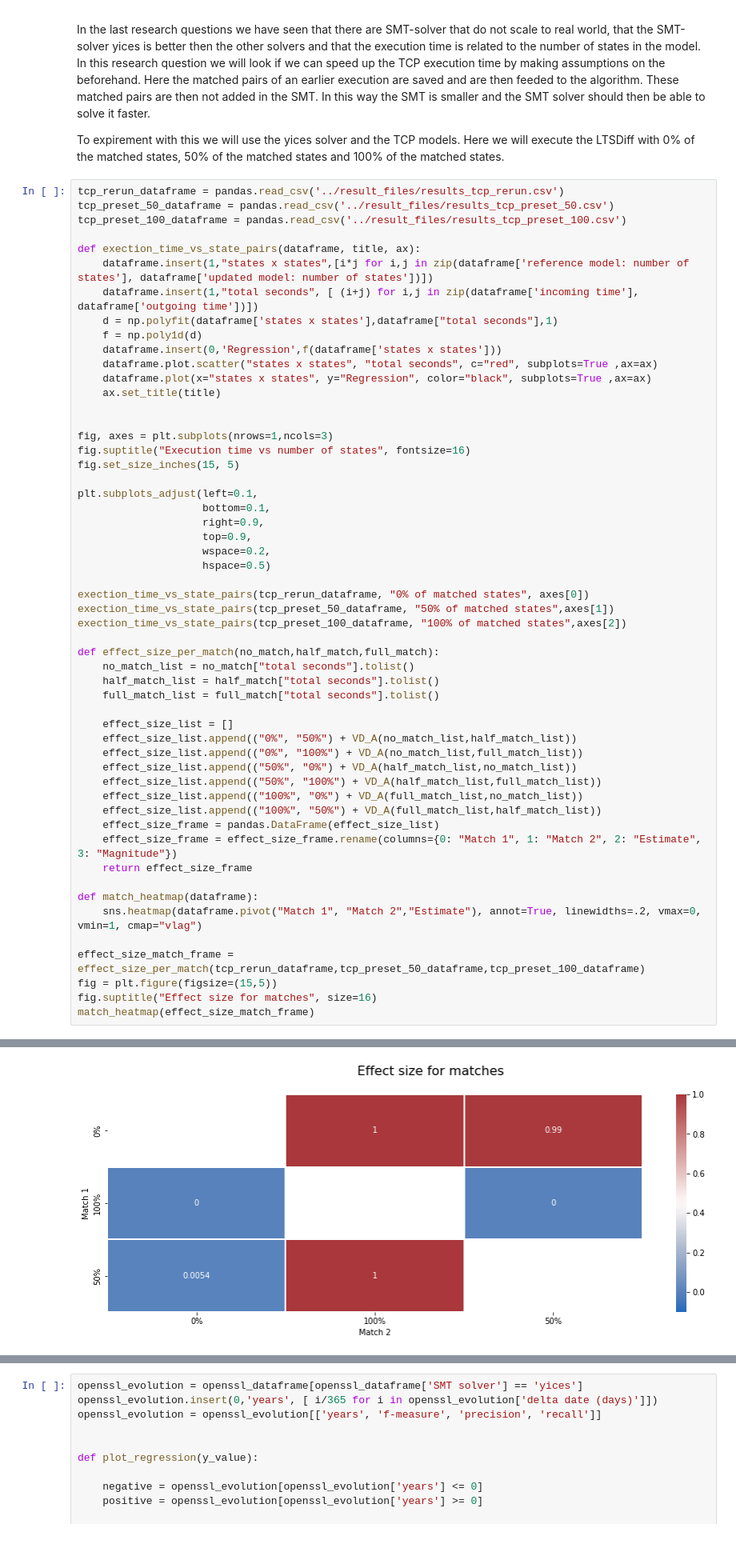
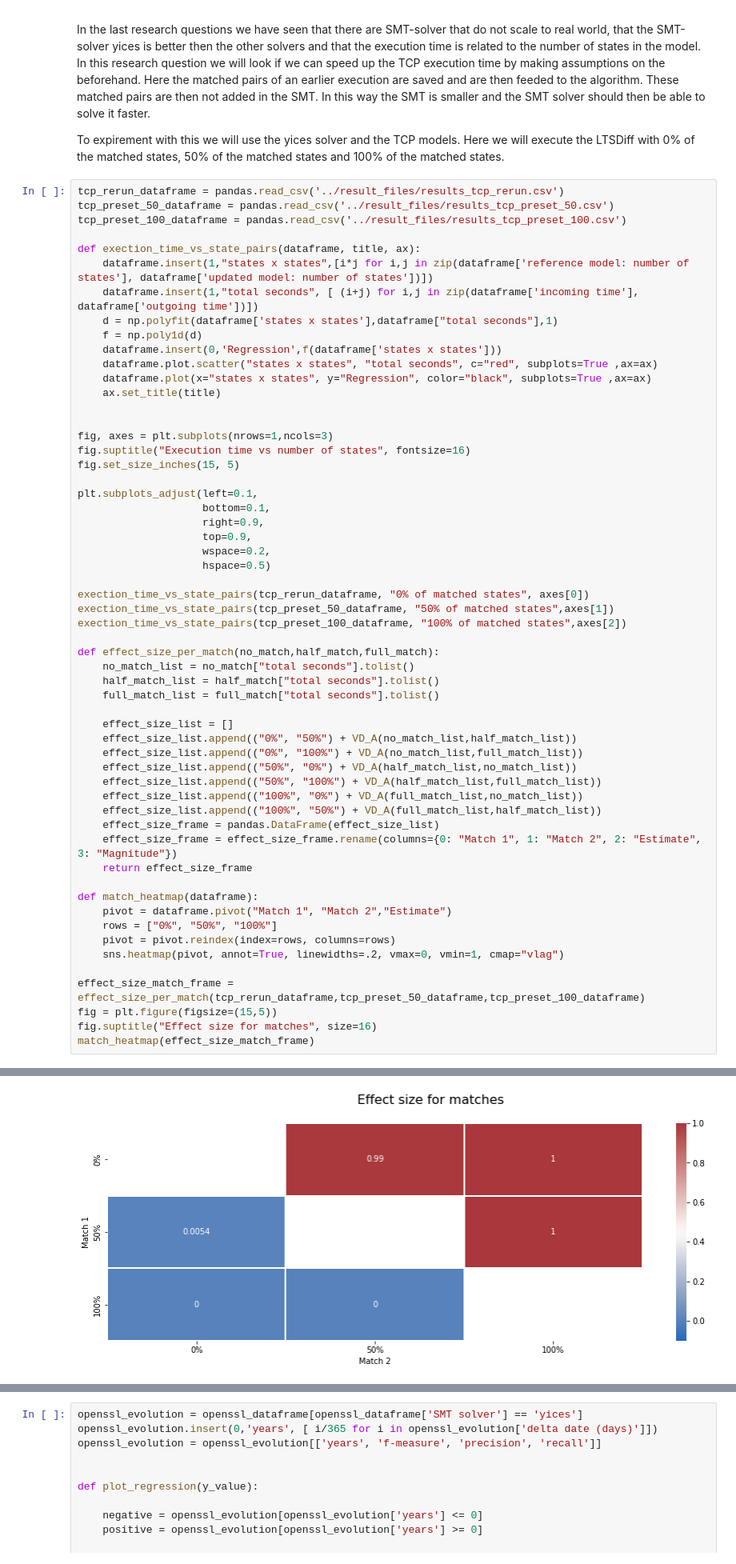
Before and after one commit to GianniM123/ResearchInternship, a Jupyter notebook: statistics/statistics.ipynb, the cells around one changed output, grey strips where cells are left out. Shown at 80% size. Saved outputs shown, nothing was run; the diff lists cells and outputs as text.

```diff
--- a/statistics/statistics.ipynb
+++ b/statistics/statistics.ipynb
@@ -352,34 +358,37 @@ plt.subplots_adjust(left=0.1,
                     hspace=0.5)
 
 exection_time_vs_state_pairs(tcp_rerun_dataframe, "0% of matched states", axes[0])
 exection_time_vs_state_pairs(tcp_preset_50_dataframe, "50% of matched states",axes[1])
 exection_time_vs_state_pairs(tcp_preset_100_dataframe, "100% of matched states",axes[2])
 
 def effect_size_per_match(no_match,half_match,full_match):
     no_match_list = no_match["total seconds"].tolist()
     half_match_list = half_match["total seconds"].tolist()
     full_match_list = full_match["total seconds"].tolist()
 
     effect_size_list = []
     effect_size_list.append(("0%", "50%") + VD_A(no_match_list,half_match_list))
     effect_size_list.append(("0%", "100%") + VD_A(no_match_list,full_match_list))
     effect_size_list.append(("50%", "0%") + VD_A(half_match_list,no_match_list))
     effect_size_list.append(("50%", "100%") + VD_A(half_match_list,full_match_list))
     effect_size_list.append(("100%", "0%") + VD_A(full_match_list,no_match_list))
     effect_size_list.append(("100%", "50%") + VD_A(full_match_list,half_match_list))
     effect_size_frame = pandas.DataFrame(effect_size_list)
     effect_size_frame = effect_size_frame.rename(columns={0: "Match 1", 1: "Match 2", 2: "Estimate", 3: "Magnitude"})
     return effect_size_frame
 
 def match_heatmap(dataframe):
-    sns.heatmap(dataframe.pivot("Match 1", "Match 2","Estimate"), annot=True, linewidths=.2, vmax=0, vmin=1, cmap="vlag")
+    pivot = dataframe.pivot("Match 1", "Match 2","Estimate")
+    rows = ["0%", "50%", "100%"]
+    pivot = pivot.reindex(index=rows, columns=rows)
+    sns.heatmap(pivot, annot=True, linewidths=.2, vmax=0, vmin=1, cmap="vlag")
 
 effect_size_match_frame = effect_size_per_match(tcp_rerun_dataframe,tcp_preset_50_dataframe,tcp_preset_100_dataframe)
 fig = plt.figure(figsize=(15,5))
 fig.suptitle("Effect size for matches", size=16)
 match_heatmap(effect_size_match_frame)
 # %% [output]
 [figure]
-[figure, old version]
+[figure, new version]
 # %% [markdown]
 In the execution time vs number of states graph we can see that the execution time decreased when more matched states are removed from the SMT. Also one can see that the more states are in the models, the time grows less hard with when more matches are given.\
```
Also changed, not shown: parts of 3 cells of this notebook.
